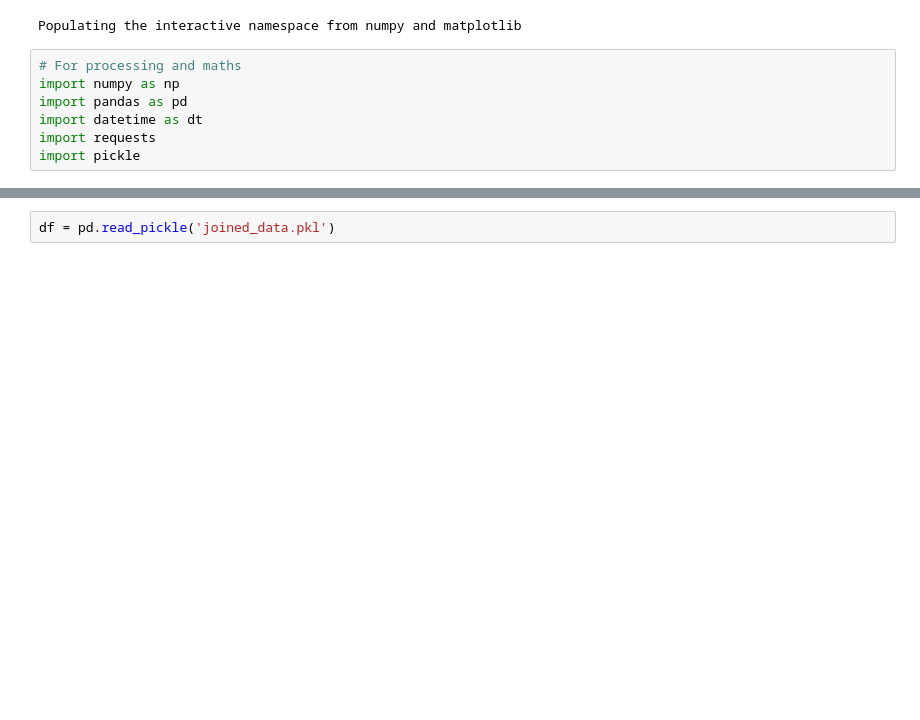
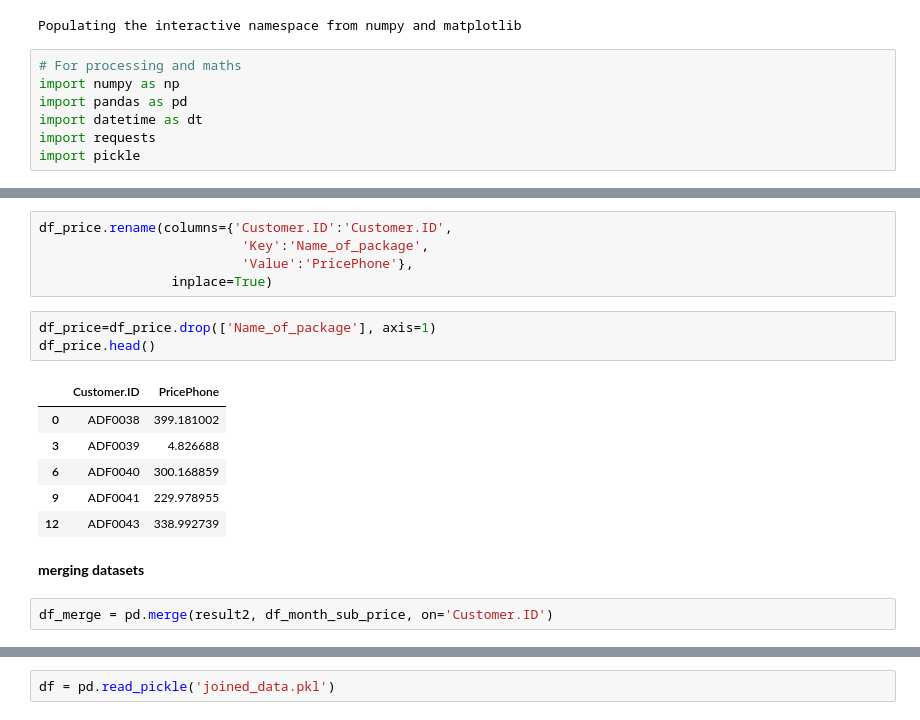
Before and after one commit to HassanSherwani/Telcom_Churn-End-End-Project-, a Jupyter notebook: EDA.ipynb, the cells around one changed output, grey strips where cells are left out. Drawn from its saved outputs; the diff is of its cells as text; blank space fills up the shorter version.

```diff
--- a/EDA.ipynb
+++ b/EDA.ipynb
@@ -34,0 +118,19 @@ made from main file
+# %%
+df_price.rename(columns={'Customer.ID':'Customer.ID',
+                          'Key':'Name_of_package',
+                          'Value':'PricePhone'},
+                 inplace=True)
+# %%
+df_price=df_price.drop(['Name_of_package'], axis=1)
+df_price.head()
+# %% [output]
+|  | Customer.ID | PricePhone |
+| 0 | ADF0038 | 399.181002 |
+| 3 | ADF0039 | 4.826688 |
+| 6 | ADF0040 | 300.168859 |
+| 9 | ADF0041 | 229.978955 |
+| 12 | ADF0043 | 338.992739 |
+# %% [markdown]
+**merging datasets**
+# %%
+df_merge = pd.merge(result2, df_month_sub_price, on='Customer.ID')
```
Also changed, not shown: parts of 36 cells of this notebook.
